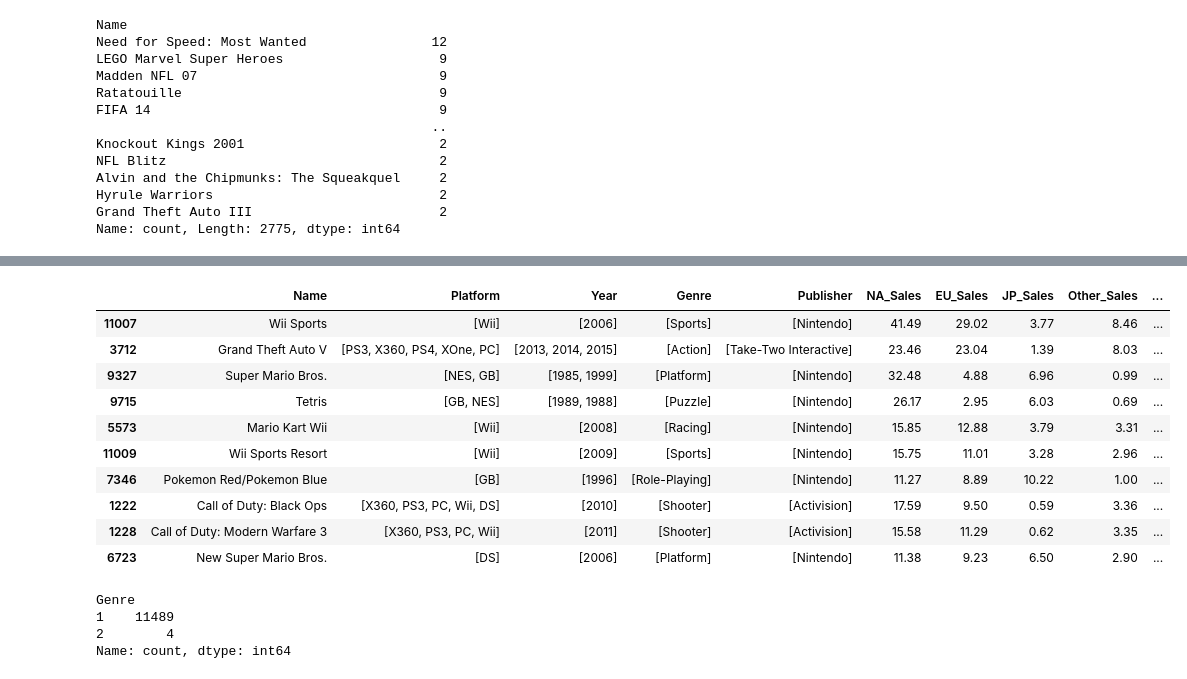
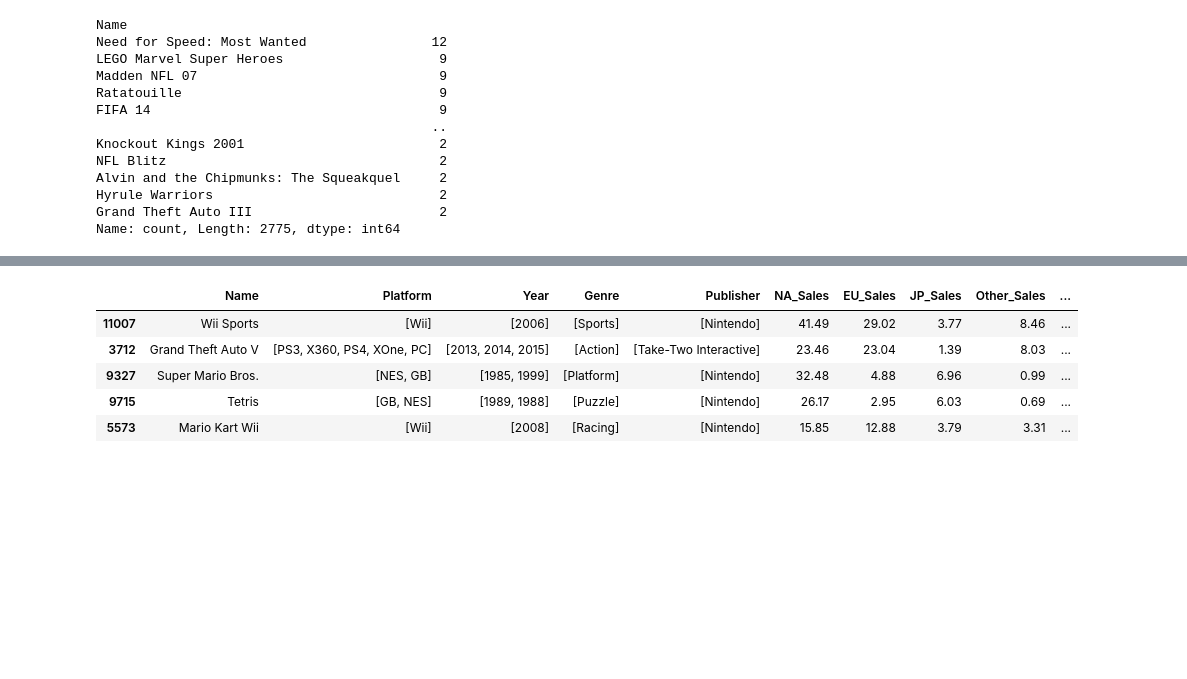
Before and after one commit to Oldarmor/Stat_386_Final_Project, a Jupyter notebook: eda.ipynb, the cells around one changed output, grey strips where cells are left out. Cells and saved outputs as stored; diff of their text form; code cells hidden in the pictures; blank space fills up the shorter version.

```diff
--- a/eda.ipynb
+++ b/eda.ipynb
@@ -145,23 +135,11 @@ sales_combined = (
     .reset_index()
 )
 # %%
-sales_combined.sort_values(by='Global_Sales', ascending=False).head(10)
+sales_combined.sort_values(by='Global_Sales', ascending=False).head(5)
 # %% [output]
 |  | Name | Platform | Year | Genre | Publisher | NA_Sales | EU_Sales | JP_Sales | Other_Sales | ... |
 | 11007 | Wii Sports | [Wii] | [2006] | [Sports] | [Nintendo] | 41.49 | 29.02 | 3.77 | 8.46 | ... |
 | 3712 | Grand Theft Auto V | [PS3, X360, PS4, XOne, PC] | [2013, 2014, 2015] | [Action] | [Take-Two Interactive] | 23.46 | 23.04 | 1.39 | 8.03 | ... |
 | 9327 | Super Mario Bros. | [NES, GB] | [1985, 1999] | [Platform] | [Nintendo] | 32.48 | 4.88 | 6.96 | 0.99 | ... |
 | 9715 | Tetris | [GB, NES] | [1989, 1988] | [Puzzle] | [Nintendo] | 26.17 | 2.95 | 6.03 | 0.69 | ... |
 | 5573 | Mario Kart Wii | [Wii] | [2008] | [Racing] | [Nintendo] | 15.85 | 12.88 | 3.79 | 3.31 | ... |
-| 11009 | Wii Sports Resort | [Wii] | [2009] | [Sports] | [Nintendo] | 15.75 | 11.01 | 3.28 | 2.96 | ... |
-| 7346 | Pokemon Red/Pokemon Blue | [GB] | [1996] | [Role-Playing] | [Nintendo] | 11.27 | 8.89 | 10.22 | 1.00 | ... |
-| 1222 | Call of Duty: Black Ops | [X360, PS3, PC, Wii, DS] | [2010] | [Shooter] | [Activision] | 17.59 | 9.50 | 0.59 | 3.36 | ... |
-| 1228 | Call of Duty: Modern Warfare 3 | [X360, PS3, PC, Wii] | [2011] | [Shooter] | [Activision] | 15.58 | 11.29 | 0.62 | 3.35 | ... |
-| 6723 | New Super Mario Bros. | [DS] | [2006] | [Platform] | [Nintendo] | 11.38 | 9.23 | 6.50 | 2.90 | ... |
-# %%
-sales_combined['Genre'].apply(len).value_counts().sort_index()
-# %% [output]
-Genre
-1    11489
-2        4
-Name: count, dtype: int64
```
Also changed, not shown: parts of 7 cells of this notebook.
